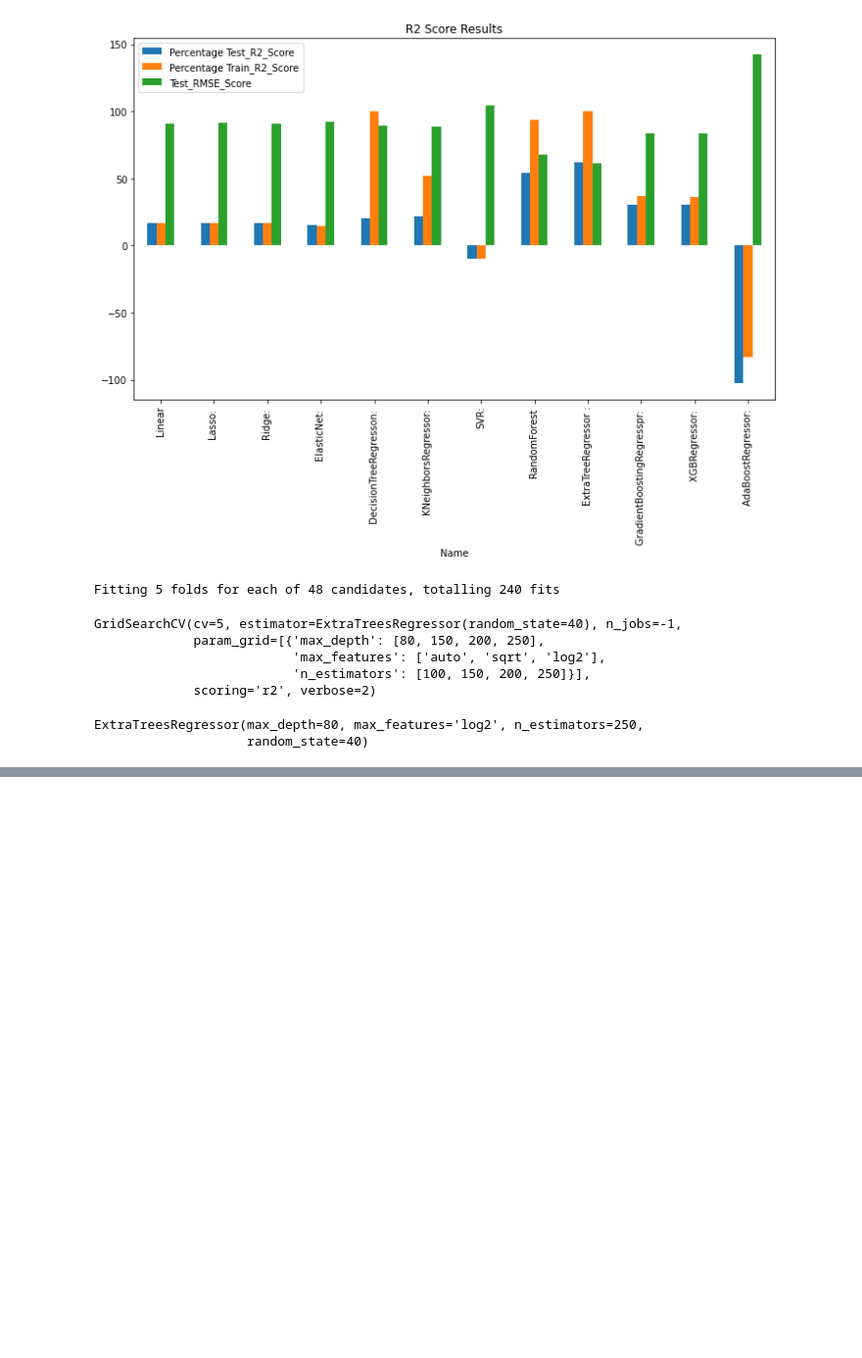
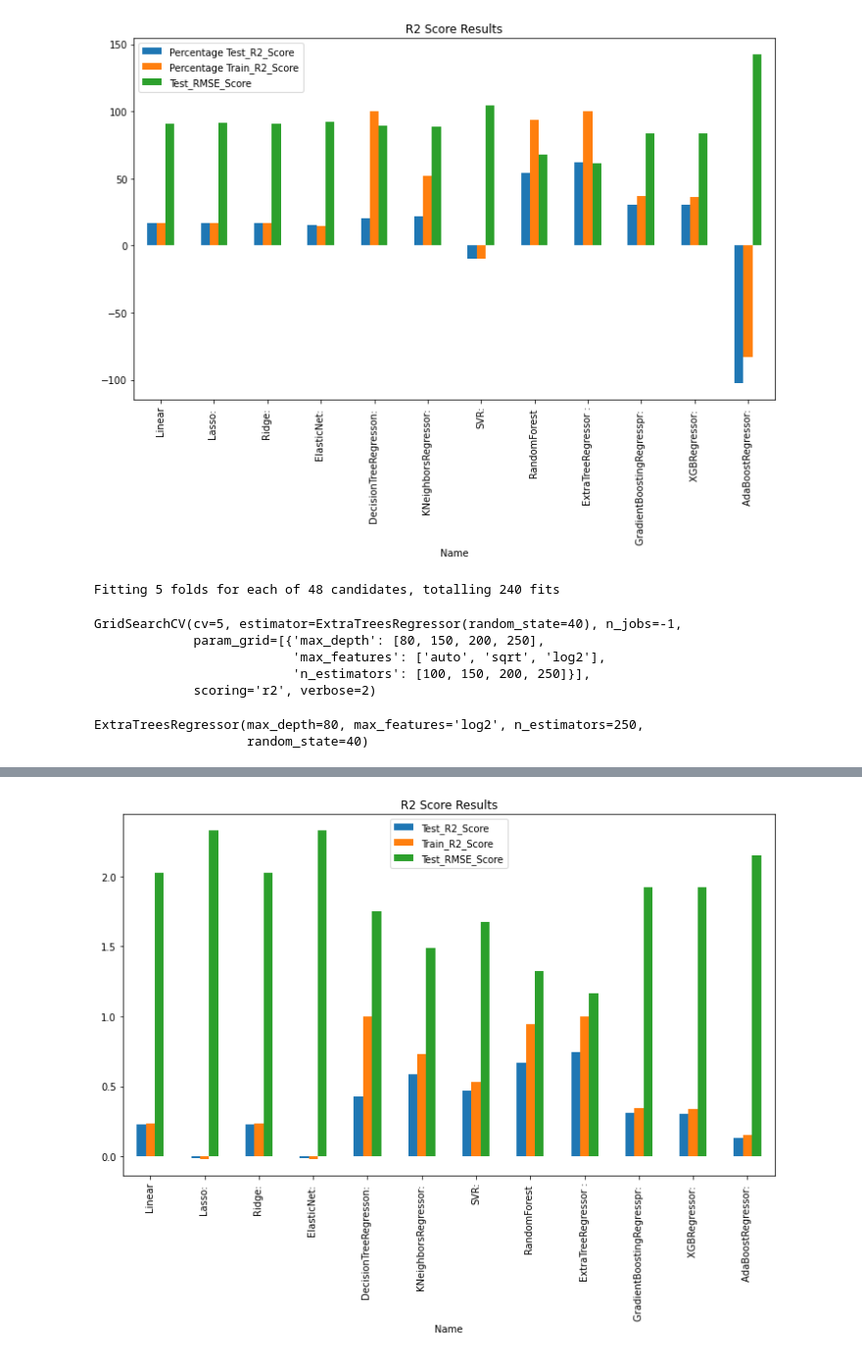
Before and after one commit to AnannyaSagar/Energy-Appliances-Prediction, a Jupyter notebook: Energy_Prediction_of_Appliances.ipynb, the cells around one changed output, grey strips where cells are left out. Shown at 98% size. Cells and saved outputs as stored; diff of their text form; code cells hidden in the pictures; blank space fills up the shorter version.

```diff
--- a/Energy_Prediction_of_Appliances.ipynb
+++ b/Energy_Prediction_of_Appliances.ipynb
@@ -442,0 +505,36 @@ reg_model_data
+# %%
+# Scale the data
+scaler = StandardScaler()
+X_train_sc=scaler.fit_transform(X_train)
+X_test_sc=scaler.transform(X_test)
+# %%
+models = [["Linear",LinearRegression()],
+           ['Lasso: ', Lasso()],
+           ['Ridge: ', Ridge()],
+           ['ElasticNet: ', ElasticNet(random_state=0)],
+           ['DecisionTreeRegresson: ', DecisionTreeRegressor()],
+           ['KNeighborsRegressor: ',  neighbors.KNeighborsRegressor()],
+           ['SVR:' , SVR(kernel='rbf')],
+           ['RandomForest ',RandomForestRegressor()],
+           ['ExtraTreeRegressor :',ExtraTreesRegressor()],
+           ['GradientBoostingRegresspr: ', GradientBoostingRegressor()] ,
+           ['XGBRegressor: ', xgb.XGBRegressor()],
+           ['AdaBoostRegressor: ',AdaBoostRegressor()],
+
+         ]
+# %%
+model_data = []
+for name,curr_model in models :
+    curr_model_data = {}
+    curr_model.random_state = 78
+    curr_model_data["Name"] = name
+    start = time.time()
+    curr_model.fit(X_train_sc,y_train)
+    end = time.time()
+    curr_model_data["Train_Time"] = end - start
+    curr_model_data["Train_R2_Score"] = metrics.r2_score(np.exp(y_train),np.exp(curr_model.predict(X_train_sc)))
+    curr_model_data["Test_R2_Score"] = metrics.r2_score(np.exp(y_test),np.exp(curr_model.predict(X_test_sc)))
+    curr_model_data["Test_RMSE_Score"] = sqrt(mean_squared_error(np.exp(y_test),np.exp(curr_model.predict(X_test_sc))))
+    curr_model_data["adj_r2"] = 1 - ((1 - curr_model_data["Test_R2_Score"]) * (len(y_test) - 1) / (len(y_test) - X_test_sc.shape[1] - 1))
+
+    model_data.append(curr_model_data)
@@ -442,0 +563,3 @@ reg_model_data
+# %%
+result_df = pd.DataFrame(model_data)
+result_df
@@ -442,0 +580,4 @@ reg_model_data
+# %%
+result_df.plot(x="Name", y=['Test_R2_Score' , 'Train_R2_Score' , 'Test_RMSE_Score'], kind="bar" , title = 'R2 Score Results' , figsize= (10,8)) ;
+# %% [output]
+[figure, added]
```
Also changed, not shown: parts of 30 cells of this notebook.
